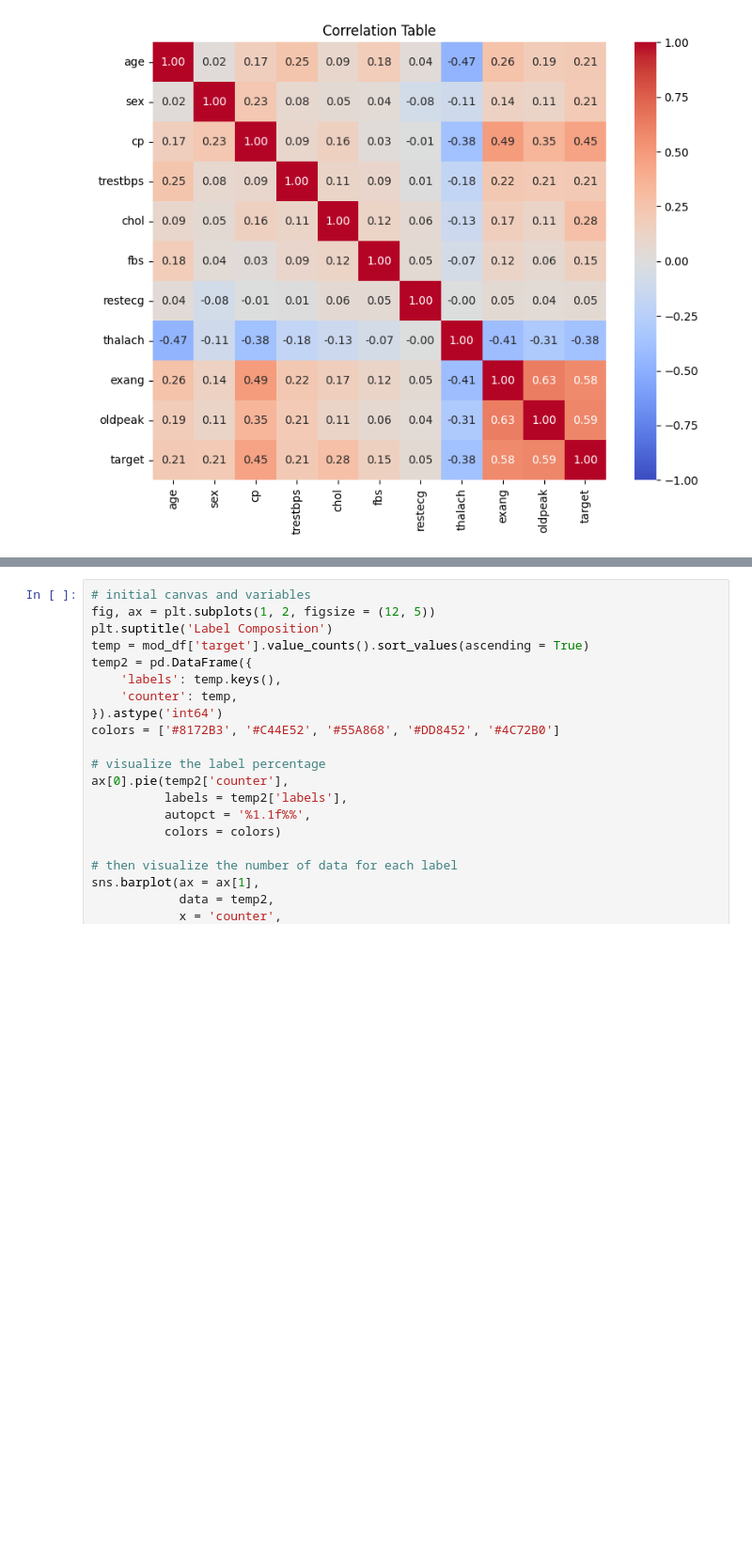
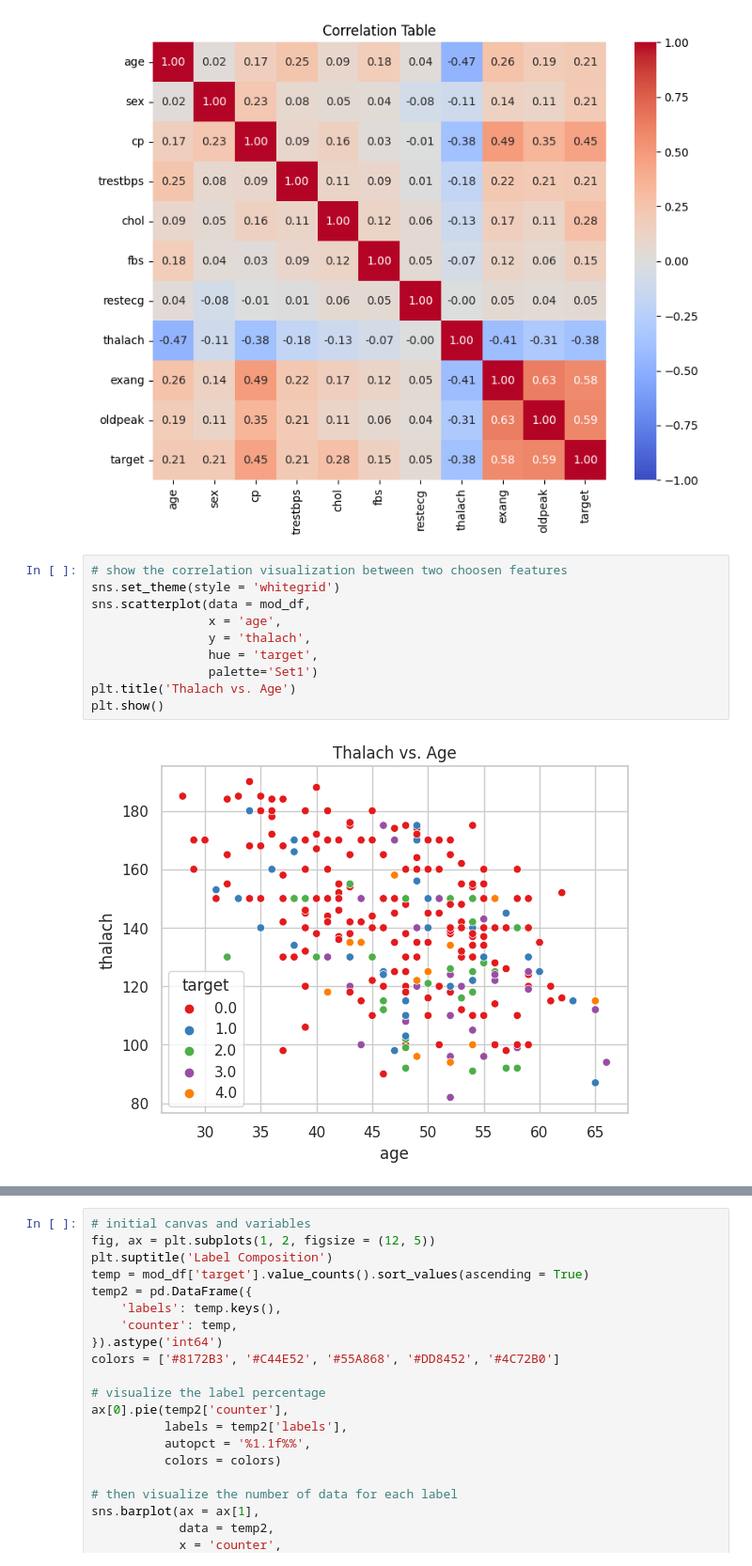
Before and after one commit to AreIsAndI/heart-disease-prediction, a Jupyter notebook: BK_Project_Analyzing_Heart_Disease_Prediction_on_Hungarian_Dataset.ipynb, the cells around one changed output, grey strips where cells are left out. Shown at 94% size. Cells and saved outputs as stored; diff of their text form; blank space fills up the shorter version.

```diff
--- a/BK_Project_Analyzing_Heart_Disease_Prediction_on_Hungarian_Dataset.ipynb
+++ b/BK_Project_Analyzing_Heart_Disease_Prediction_on_Hungarian_Dataset.ipynb
@@ -296,3 +297,15 @@ plt.title('Correlation Table')
 plt.show()
 # %% [output]
 [figure]
+# %%
+# show the correlation visualization between two choosen features
+sns.set_theme(style = 'whitegrid')
+sns.scatterplot(data = mod_df,
+                x = 'age',
+                y = 'thalach',
+                hue = 'target',
+                palette='Set1')
+plt.title('Thalach vs. Age')
+plt.show()
+# %% [output]
+[figure, added]
```
Also changed, not shown: parts of 29 cells of this notebook.
